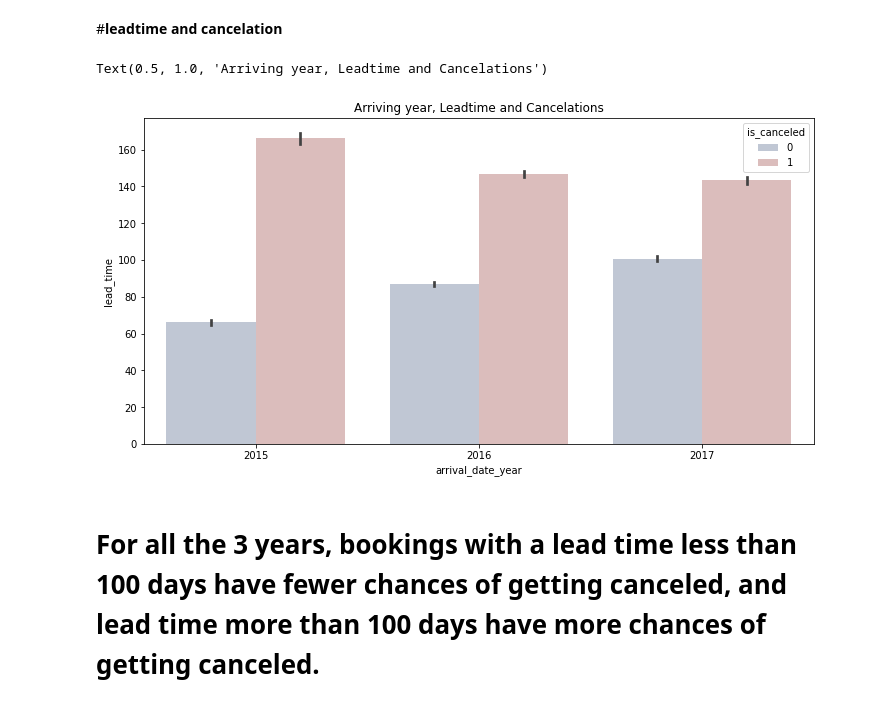
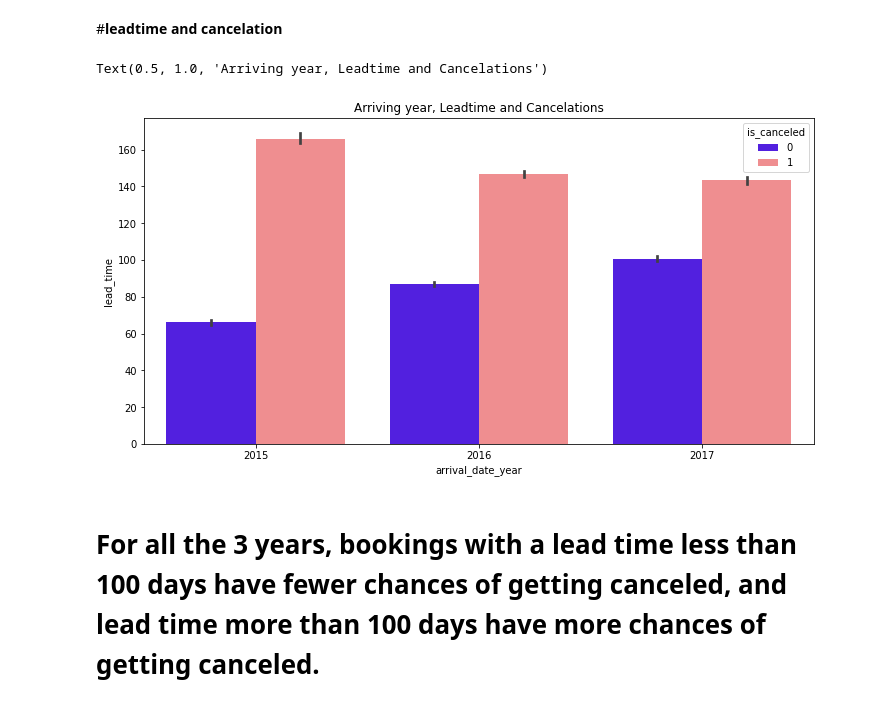
Before and after one commit to preetikhullbe/Hotel-Booking-analysis, a Jupyter notebook: Hotel_Booking_Analysis_Capstone_Project.ipynb, the cells around one changed output. Cells and saved outputs as stored; diff of their text form; code cells hidden in the pictures.

```diff
--- a/Hotel_Booking_Analysis_Capstone_Project.ipynb
+++ b/Hotel_Booking_Analysis_Capstone_Project.ipynb
@@ -918,11 +902,11 @@ Text(0.5, 1.0, 'Types of market segment')
 #**leadtime and cancelation**
 # %%
 plt.figure(figsize=(12,6))
-sns.barplot(x='arrival_date_year', y='lead_time',hue='is_canceled', data= bookings_df, palette='vlag')
+sns.barplot(x='arrival_date_year', y='lead_time',hue='is_canceled', data= bookings_df, palette='gnuplot2')
 plt.title('Arriving year, Leadtime and Cancelations')
 # %% [output]
 Text(0.5, 1.0, 'Arriving year, Leadtime and Cancelations')
-[figure, old version]
+[figure, new version]
 # %% [markdown]
 # For all the 3 years, bookings with a lead time less than 100 days have fewer chances of getting canceled, and lead time more than 100 days have more chances of getting canceled.
 # %%
```
Also changed, not shown: parts of 16 cells of this notebook.
